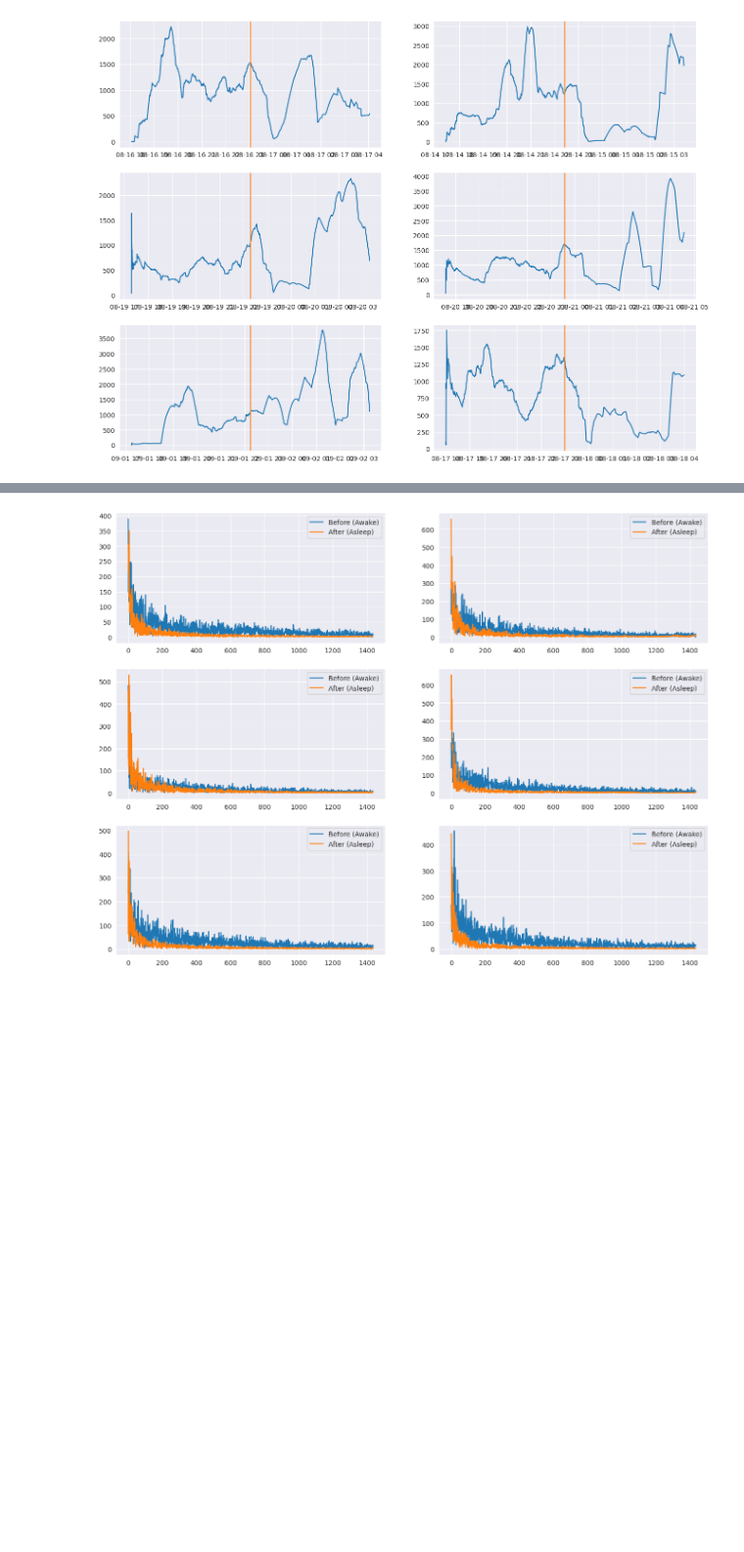
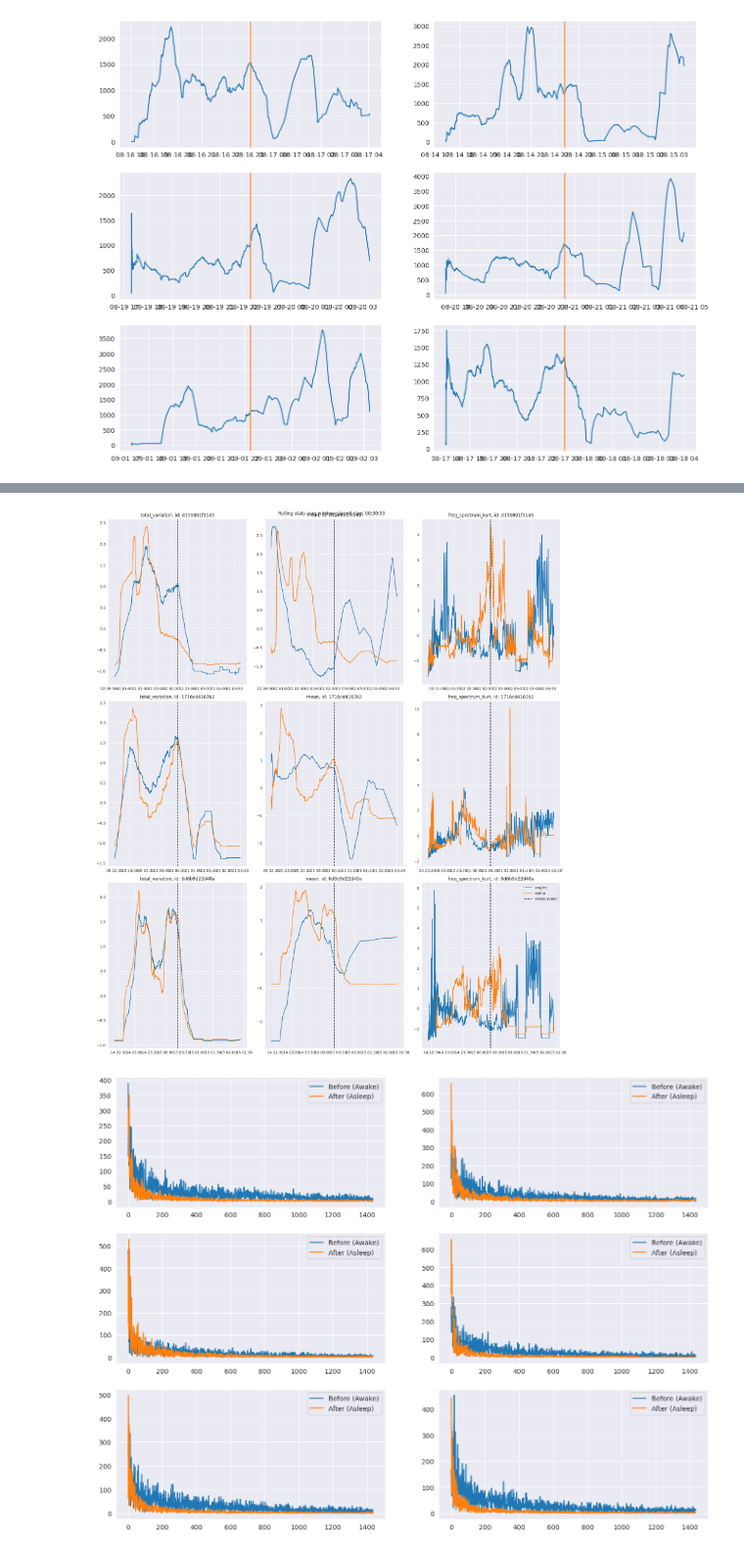
Before and after one commit to RikiTikkiTavi/kaggle-detect_sleep_states, a Jupyter notebook: notebooks/1-EDA.ipynb, the cells around one changed output, grey strips where cells are left out. Shown at 98% size. Drawn from its saved outputs; the diff is of its cells as text; code cells hidden in the pictures; blank space fills up the shorter version.

```diff
--- a/notebooks/1-EDA.ipynb
+++ b/notebooks/1-EDA.ipynb
@@ -222,3 +249,85 @@ for t, event_df, ax in zip(events_sample, events_df_iter, axs):
     ax.axvline(t, color=sns.color_palette()[1])
 # %% [output]
 [figure]
+# %%
+from typing import Literal, Callable, Iterable, Optional
+from scipy.fft import fft, rfft
+from scipy.stats import kurtosis
+
+def normalize(xs):
+    return (xs - xs.mean()) / xs.std()
+
+def explore_rolling_stat(
+        df_events: pd.DataFrame,
+        event: Event,
+        n: int,
+        interval_size: pd.Timedelta,
+        window_size: pd.Timedelta,
+        min_periods: int,
+        statistics: dict[str, Callable[[np.ndarray], float]],
+        seed: Optional[int]=None,
+        dimensions: Iterable[str] = (COL_ANGLEZ,),
+):
+    np.random.seed(seed)
+    events_sample = df_events.loc[df_events[COL_EVENT]==event.value].sample(n)
+
+    fig: plt.Figure
+    n_rows = n
+    n_cols = len(statistics)
+    fig, axs = plt.subplots(nrows=n_rows, ncols=n_cols, figsize=(n_rows*6, n_cols*7), squeeze=False)
+    print(axs.shape)
+
+    fig.suptitle(f"Rolling stats over window_size={window_size}")
+
+    for row_i, (_, event_row) in enumerate(events_sample.iterrows()):
+        df_series = read_series(
+            series_id=event_row[COL_SERIES_ID],
+            path_series_file=PATH_DATA_RAW / "train_series.parquet"
+        )
+        df_event_vals = df_series.loc[
+                        event_row[COL_TIMESTAMP]-interval_size / 2: event_row[COL_TIMESTAMP]+interval_size / 2
+                    ]
+
+        for col_i, (stat_name, f_stat) in enumerate(statistics.items()):
+            ax: plt.Axes = axs[row_i, col_i]
+            ax.set_title(f"{stat_name}, id: {event_row[COL_SERIES_ID]}")
+
+            for dimension in dimensions:
+                series_dim: pd.Series = df_event_vals[dimension].dropna()
+                series_stat = series_dim.rolling(window=window_size, min_periods=min_periods).apply(f_stat).dropna()
+                assert not np.any(series_stat.isna())
+                ax.plot(
+                    series_stat.index,
+                    normalize(series_stat),
+                    label=dimension
+                )
+
+            ax.axvline(
+                x=event_row[COL_TIMESTAMP],
+                color="black",
+                linestyle="--",
+                label=f"{event.value} event"
+            )
+
+    ax.legend()
+    fig.tight_layout()
+
+def total_variation(xs: pd.Series) -> float:
+    return xs.diff().iloc[1:].abs().sum()
+
+def freq_spectrum_kurtosis(xs: pd.Series) -> float:
+    return kurtosis(np.abs(rfft(xs.values))[10:])
+
+
+explore_rolling_stat(
+    df_events=df_train_events.dropna(),
+    event=Event.onset,
+    n=3,
+    interval_size=pd.Timedelta(4, unit="h"),
+    window_size=pd.Timedelta(30, unit="min"),
+    min_periods=2,
+    statistics={"total_variation": total_variation, "mean": np.mean, "freq_spectrum_kurt": freq_spectrum_kurtosis},
+    dimensions=(COL_ANGLEZ, COL_ENMO),
+    seed=7
+)
+# %% [output]
@@ -225,3 +335,4 @@ for t, event_df, ax in zip(events_sample, events_df_iter, axs):
+[figure, added]
 # %%
 from scipy.fft import fft, rfft
 from scipy.stats import kurtosis
```
Also changed, not shown: parts of 8 cells of this notebook, 1 other file.
